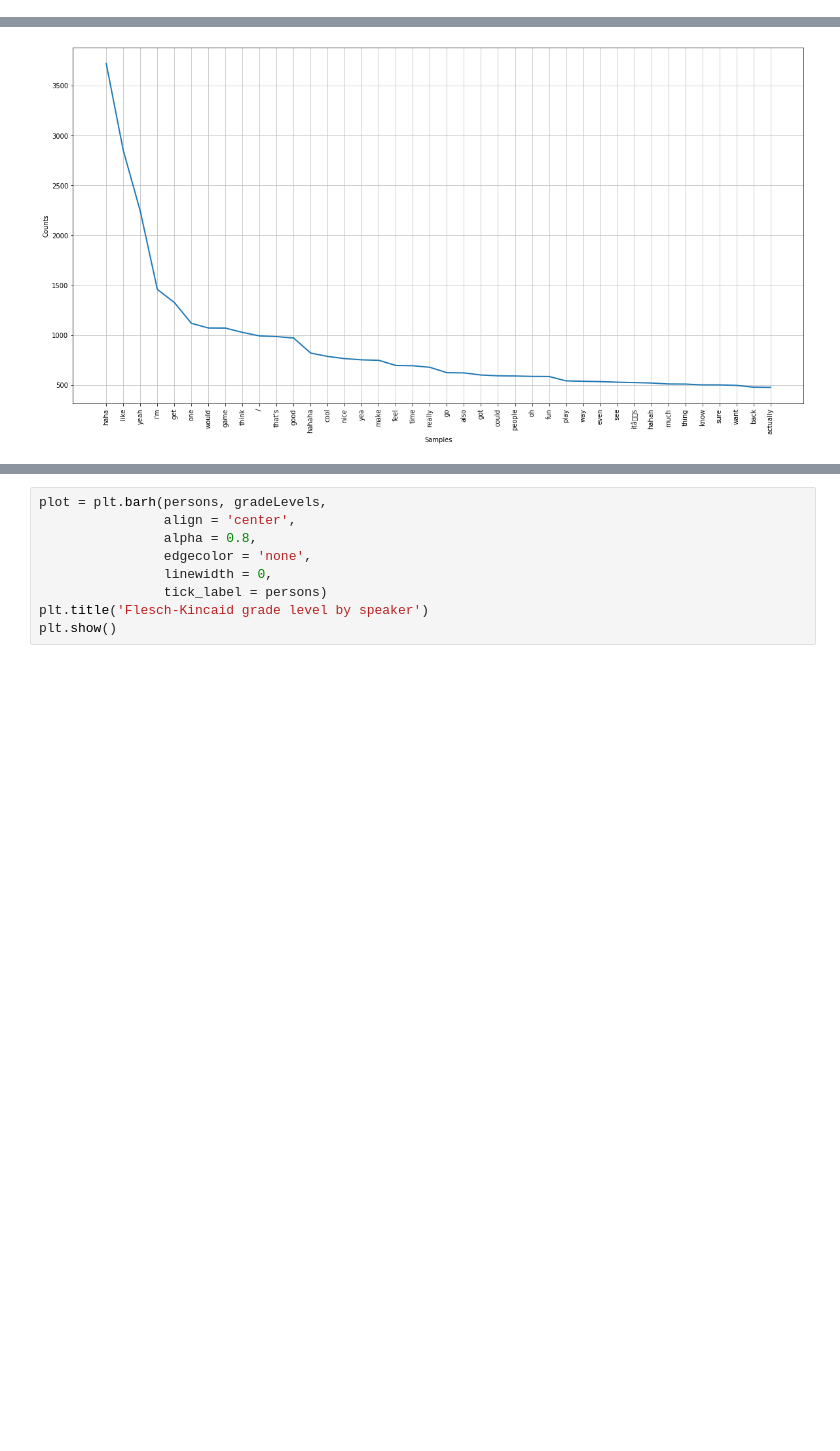
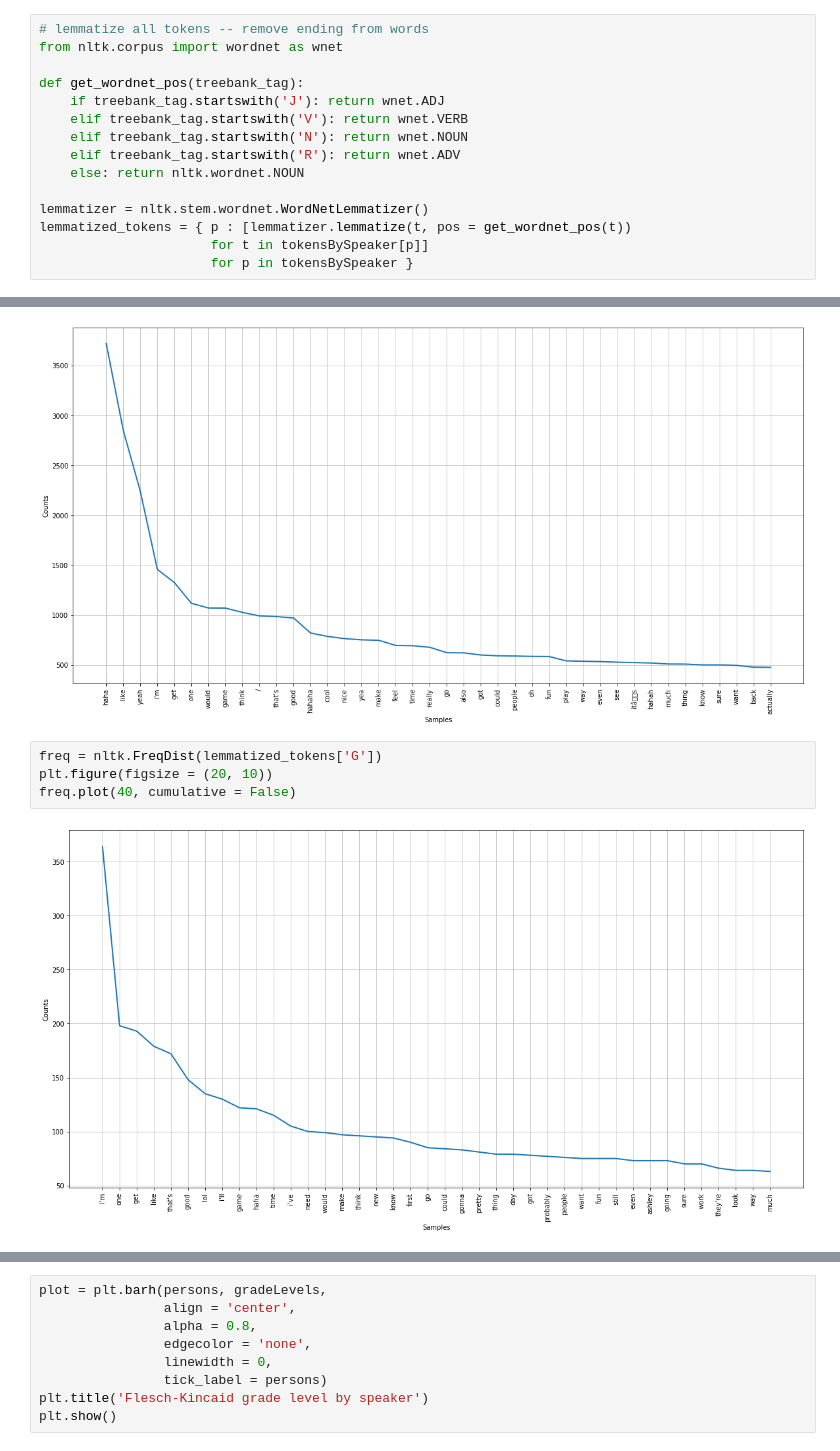
Before and after one commit to bpfrancis/projectsML, a Jupyter notebook: fbChat/analyze.ipynb, the cells around one changed output, grey strips where cells are left out. Cells and saved outputs as stored; diff of their text form; blank space fills up the shorter version.

```diff
--- a/fbChat/analyze.ipynb
+++ b/fbChat/analyze.ipynb
@@ -72,6 +72,21 @@ def clean_tokenize(df, speaker = 'all'):
 # create a dictionary of word tokens for each speaker, and all speakers together
 tokensBySpeaker = { p : clean_tokenize(df, speaker = p) for p in persons }
 tokensBySpeaker['all'] = [t for p in tokensBySpeaker for t in tokensBySpeaker[p]]
+# %%
+# lemmatize all tokens -- remove ending from words
+from nltk.corpus import wordnet as wnet
+
+def get_wordnet_pos(treebank_tag):
+    if treebank_tag.startswith('J'): return wnet.ADJ
+    elif treebank_tag.startswith('V'): return wnet.VERB
+    elif treebank_tag.startswith('N'): return wnet.NOUN
+    elif treebank_tag.startswith('R'): return wnet.ADV
+    else: return nltk.wordnet.NOUN
+
+lemmatizer = nltk.stem.wordnet.WordNetLemmatizer()
+lemmatized_tokens = { p : [lemmatizer.lemmatize(t, pos = get_wordnet_pos(t))
+                      for t in tokensBySpeaker[p]]
+                      for p in tokensBySpeaker }
 # %% [markdown]
 # Some analysis!
 # %%
@@ -113,3 +128,9 @@ plt.figure(figsize = (20, 10))
 freq.plot(40, cumulative = False)
 # %% [output]
 [figure]
+# %%
+freq = nltk.FreqDist(lemmatized_tokens['G'])
+plt.figure(figsize = (20, 10))
+freq.plot(40, cumulative = False)
+# %% [output]
+[figure, added]
```
Also changed, not shown: parts of 8 cells of this notebook, 5 other files.
